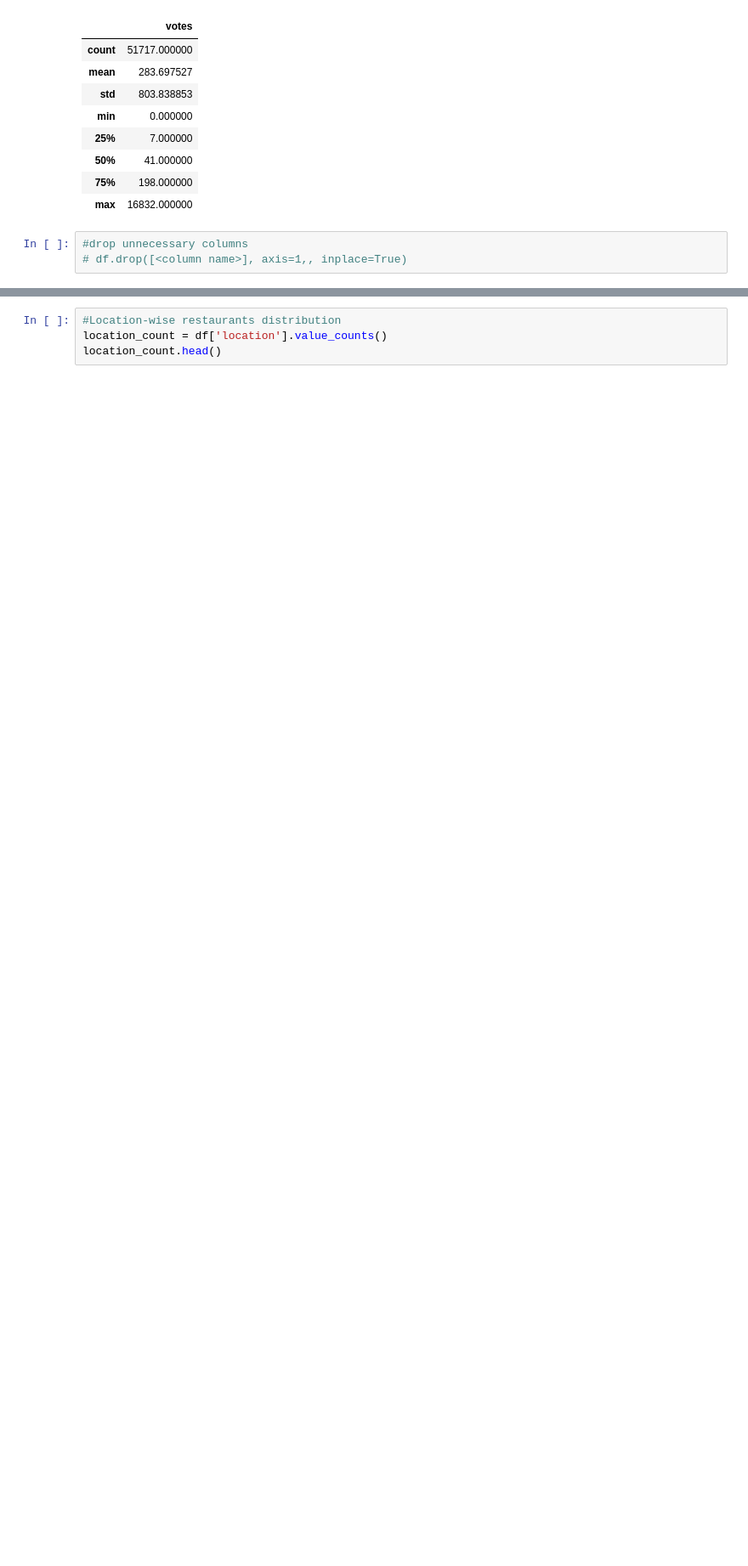
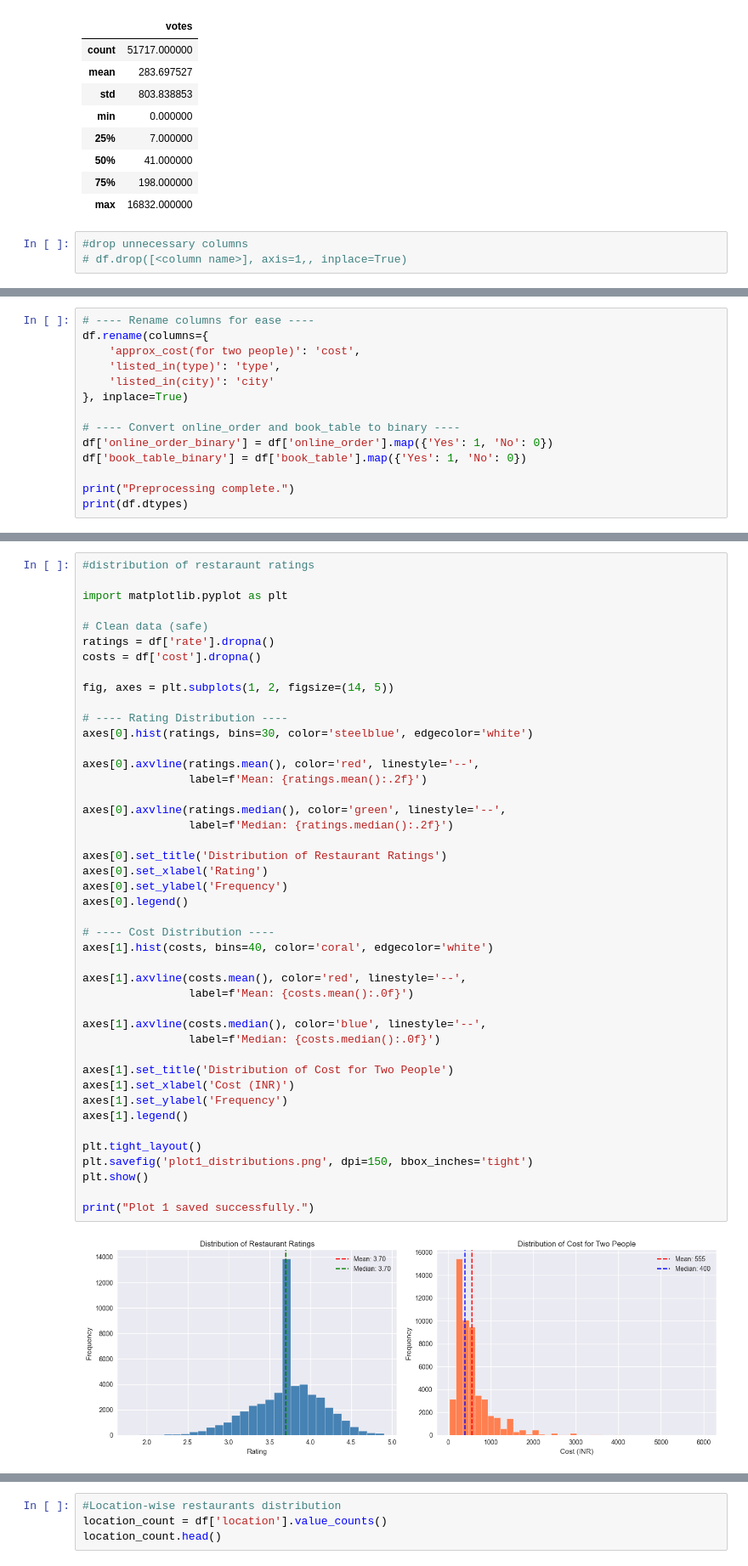
Before and after one commit to kan9667/zomato-ecosystem-analysis, a Jupyter notebook: zomato rest data analysis.ipynb, the cells around one changed output, grey strips where cells are left out. Shown at 85% size. Cells and saved outputs as stored; diff of their text form; blank space fills up the shorter version.

```diff
--- a/zomato rest data analysis.ipynb
+++ b/zomato rest data analysis.ipynb
@@ -104,0 +147,14 @@ dtype: int64
+# %%
+# ---- Rename columns for ease ----
+df.rename(columns={
+    'approx_cost(for two people)': 'cost',
+    'listed_in(type)': 'type',
+    'listed_in(city)': 'city'
+}, inplace=True)
+
+# ---- Convert online_order and book_table to binary ----
+df['online_order_binary'] = df['online_order'].map({'Yes': 1, 'No': 0})
+df['book_table_binary'] = df['book_table'].map({'Yes': 1, 'No': 0})
+
+print("Preprocessing complete.")
+print(df.dtypes)
@@ -104,0 +232,46 @@ dtype: int64
+# %%
+#distribution of restaraunt ratings
+
+import matplotlib.pyplot as plt
+
+# Clean data (safe)
+ratings = df['rate'].dropna()
+costs = df['cost'].dropna()
+
+fig, axes = plt.subplots(1, 2, figsize=(14, 5))
+
+# ---- Rating Distribution ----
+axes[0].hist(ratings, bins=30, color='steelblue', edgecolor='white')
+
+axes[0].axvline(ratings.mean(), color='red', linestyle='--',
+                label=f'Mean: {ratings.mean():.2f}')
+
+axes[0].axvline(ratings.median(), color='green', linestyle='--',
+                label=f'Median: {ratings.median():.2f}')
+
+axes[0].set_title('Distribution of Restaurant Ratings')
+axes[0].set_xlabel('Rating')
+axes[0].set_ylabel('Frequency')
+axes[0].legend()
+
+# ---- Cost Distribution ----
+axes[1].hist(costs, bins=40, color='coral', edgecolor='white')
+
+axes[1].axvline(costs.mean(), color='red', linestyle='--',
+                label=f'Mean: {costs.mean():.0f}')
+
+axes[1].axvline(costs.median(), color='blue', linestyle='--',
+                label=f'Median: {costs.median():.0f}')
+
+axes[1].set_title('Distribution of Cost for Two People')
+axes[1].set_xlabel('Cost (INR)')
+axes[1].set_ylabel('Frequency')
+axes[1].legend()
+
+plt.tight_layout()
+plt.savefig('plot1_distributions.png', dpi=150, bbox_inches='tight')
+plt.show()
+
+print("Plot 1 saved successfully.")
+# %% [output]
+[figure, added]
```
Also changed, not shown: parts of 17 cells of this notebook, 4 other files.
